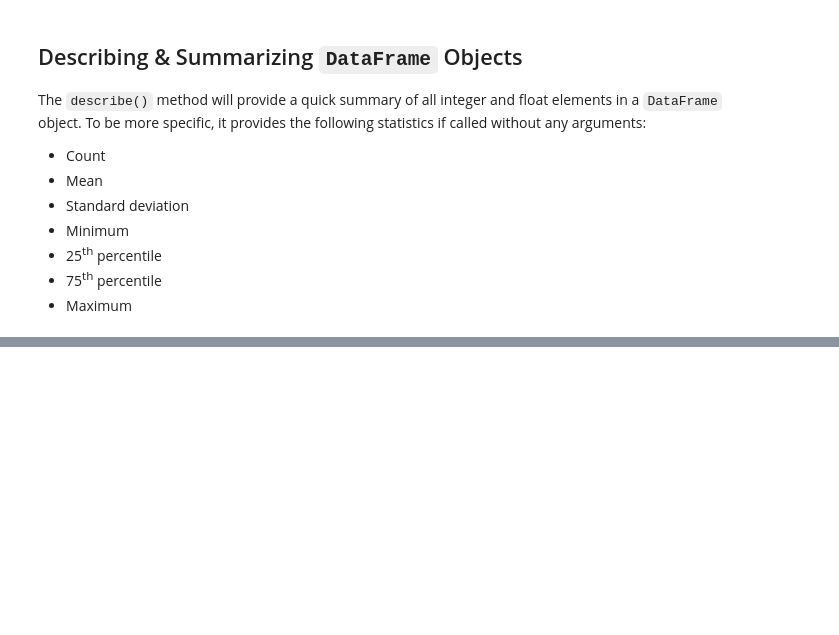
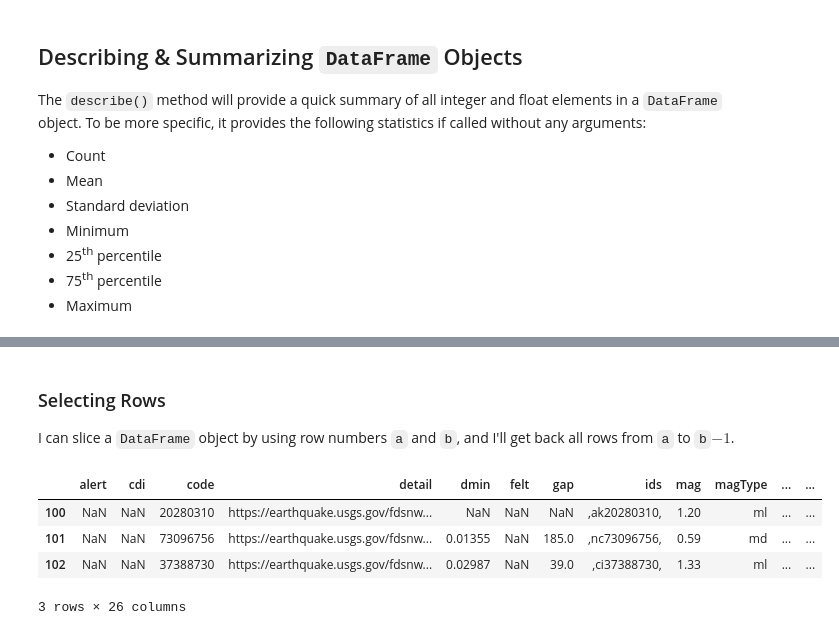
Before and after one commit to hestrang1993/Hands-On-Data-Analysis-with-Pandas-2nd-edition, a Jupyter notebook: ch_02/my_ch_02_work.ipynb, the cells around one changed output, grey strips where cells are left out. Drawn from its saved outputs; the diff is of its cells as text; code cells hidden in the pictures; blank space fills up the shorter version.

```diff
--- a/ch_02/my_ch_02_work.ipynb
+++ b/ch_02/my_ch_02_work.ipynb
@@ -274,0 +457,21 @@ df_csv.describe(include = data_type)
+# %% [markdown]
+### Selecting Rows
+
+I can slice a ``DataFrame`` object by using row numbers ``a`` and ``b``, and I'll get back all rows from ``a`` to ``b``$- 1$.
+# %%
+# Slicing a DataFrame object
+start_index = 100
+"""
+int: The index of the first row to begin slicing on (inclusive)
+"""
+stop_before_index = 103
+"""
+int: The index of the last row to begin slicing on (exclusive)
+"""
+df_csv[start_index:stop_before_index]
+# %% [output]
+|  | alert | cdi | code | detail | dmin | felt | gap | ids | mag | magType | ... | ... |
+| 100 | NaN | NaN | 20280310 | https://earthquake.usgs.gov/fdsnw... | NaN | NaN | NaN | ,ak20280310, | 1.20 | ml | ... | ... |
+| 101 | NaN | NaN | 73096756 | https://earthquake.usgs.gov/fdsnw... | 0.01355 | NaN | 185.0 | ,nc73096756, | 0.59 | md | ... | ... |
+| 102 | NaN | NaN | 37388730 | https://earthquake.usgs.gov/fdsnw... | 0.02987 | NaN | 39.0 | ,ci37388730, | 1.33 | ml | ... | ... |
+3 rows × 26 columns
```
Also changed, not shown: parts of 19 cells of this notebook, 3 other files.
